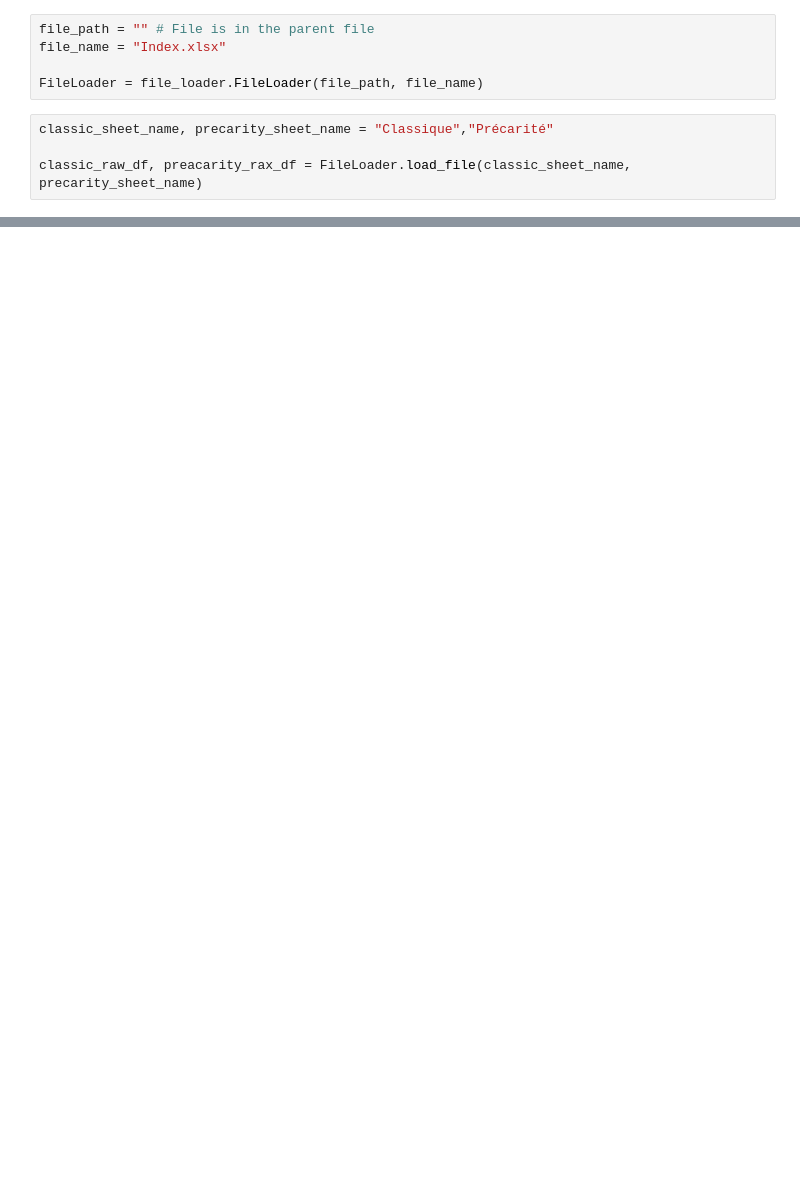
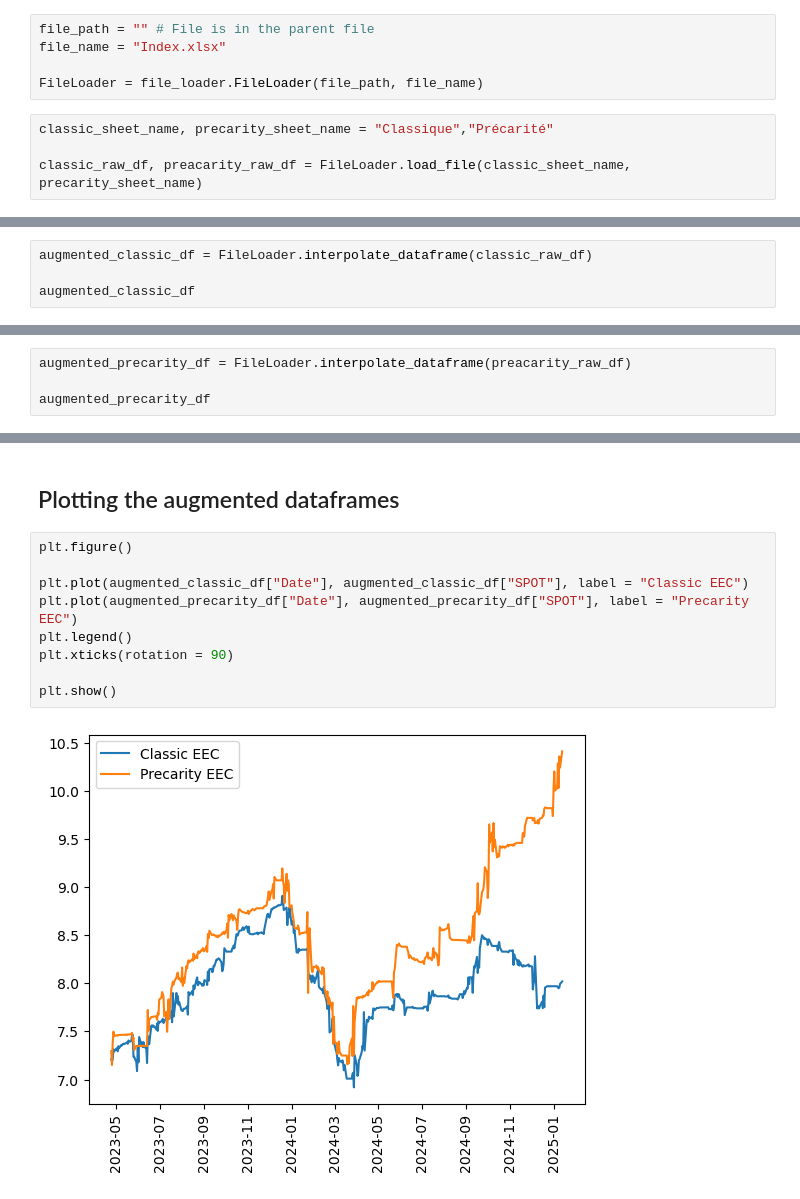
Before and after one commit to R4nd0mnam3/Time_series_Prediction, a Jupyter notebook: main.ipynb, the cells around one changed output, grey strips where cells are left out. Saved outputs shown, nothing was run; the diff lists cells and outputs as text; blank space fills up the shorter version.

```diff
--- a/main.ipynb
+++ b/main.ipynb
@@ -11,4 +18,4 @@ FileLoader = file_loader.FileLoader(file_path, file_name)
 # %%
 classic_sheet_name, precarity_sheet_name = "Classique","Précarité"
 
-classic_raw_df, preacarity_rax_df = FileLoader.load_file(classic_sheet_name, precarity_sheet_name)
+classic_raw_df, preacarity_raw_df = FileLoader.load_file(classic_sheet_name, precarity_sheet_name)
@@ -16,0 +56,4 @@ KeyError: ('Date', 'SPOT')
+# %%
+augmented_classic_df = FileLoader.interpolate_dataframe(classic_raw_df)
+
+augmented_classic_df
@@ -16,0 +74,4 @@ KeyError: ('Date', 'SPOT')
+# %%
+augmented_precarity_df = FileLoader.interpolate_dataframe(preacarity_raw_df)
+
+augmented_precarity_df
@@ -16,0 +92,13 @@ KeyError: ('Date', 'SPOT')
+# %% [markdown]
+## Plotting the augmented dataframes
+# %%
+plt.figure()
+
+plt.plot(augmented_classic_df["Date"], augmented_classic_df["SPOT"], label = "Classic EEC")
+plt.plot(augmented_precarity_df["Date"], augmented_precarity_df["SPOT"], label = "Precarity EEC")
+plt.legend()
+plt.xticks(rotation = 90)
+
+plt.show()
+# %% [output]
+[figure, added]
```
Also changed, not shown: parts of 10 cells of this notebook, 1 other file.
